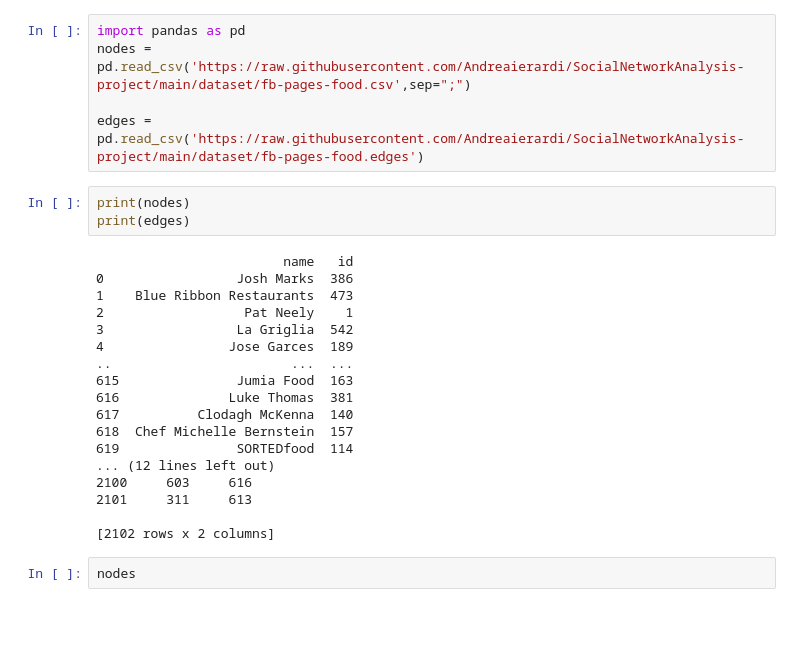
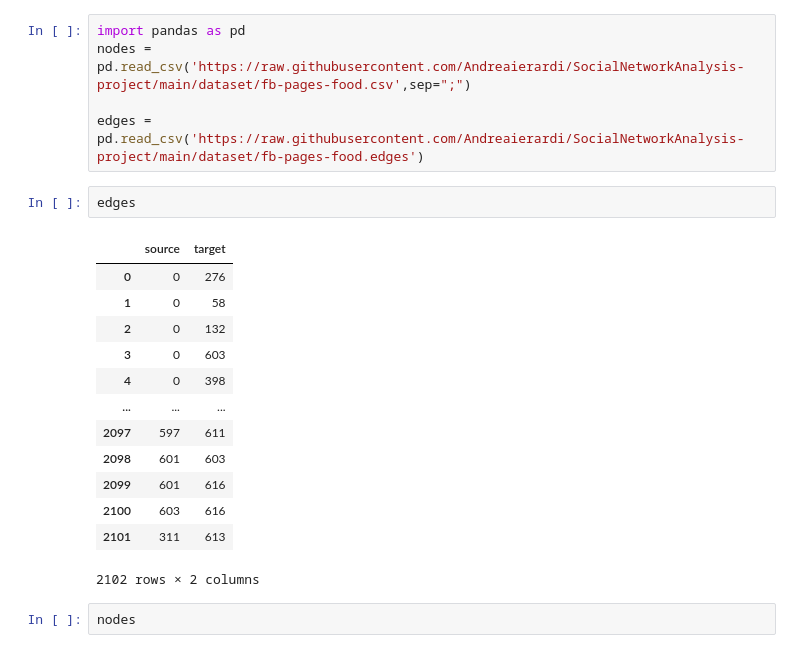
Before and after one commit to Andreaierardi/SocialNetworkAnalysis-project, a Jupyter notebook: project_code.ipynb, the cells around one changed output. Saved outputs shown, nothing was run; the diff lists cells and outputs as text; blank space fills up the shorter version.

```diff
--- a/project_code.ipynb
+++ b/project_code.ipynb
@@ -29,27 +29,22 @@ import pandas as pd
 nodes = pd.read_csv('https://raw.githubusercontent.com/Andreaierardi/SocialNetworkAnalysis-project/main/dataset/fb-pages-food.csv',sep=";")
 
 edges = pd.read_csv('https://raw.githubusercontent.com/Andreaierardi/SocialNetworkAnalysis-project/main/dataset/fb-pages-food.edges')
-# %%
-print(nodes)
-print(edges)
-# %% [output]
-                        name   id
-0                 Josh Marks  386
-1    Blue Ribbon Restaurants  473
-2                  Pat Neely    1
-3                 La Griglia  542
-4                Jose Garces  189
-..                       ...  ...
-615               Jumia Food  163
-616              Luke Thomas  381
-617          Clodagh McKenna  140
-618  Chef Michelle Bernstein  157
-619               SORTEDfood  114
-... (12 lines left out)
-2100     603     616
-2101     311     613
-
-[2102 rows x 2 columns]
+# %%
+edges
+# %% [output]
+|  | source | target |
+| 0 | 0 | 276 |
+| 1 | 0 | 58 |
+| 2 | 0 | 132 |
+| 3 | 0 | 603 |
+| 4 | 0 | 398 |
+| ... | ... | ... |
+| 2097 | 597 | 611 |
+| 2098 | 601 | 603 |
+| 2099 | 601 | 616 |
+| 2100 | 603 | 616 |
+| 2101 | 311 | 613 |
+2102 rows × 2 columns
 # %%
 nodes
 # %% [output]
```
